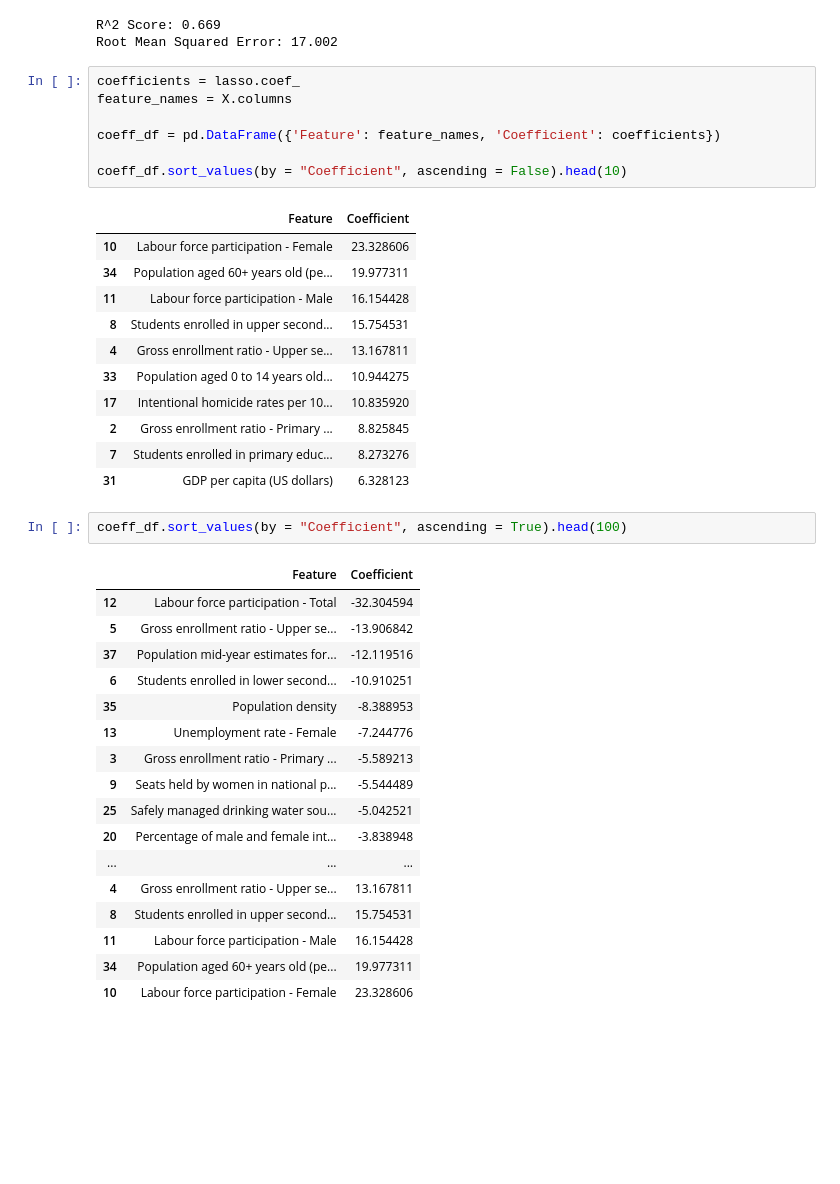
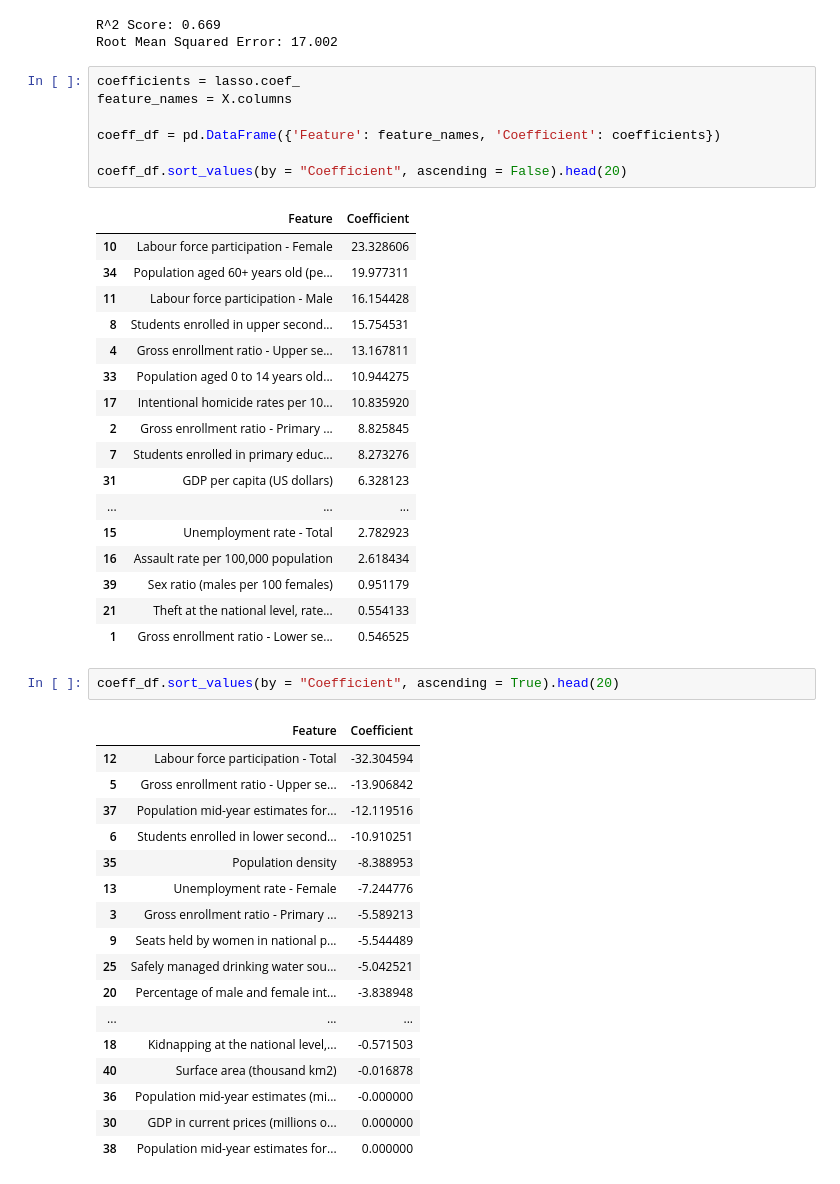
Before and after one commit to AidanMayhue/ml_3021_project, a Jupyter notebook: Results/Results.ipynb, the cells around one changed output. Cells and saved outputs as stored; diff of their text form; blank space fills up the shorter version.

```diff
--- a/Results/Results.ipynb
+++ b/Results/Results.ipynb
@@ -156,24 +156,30 @@ Root Mean Squared Error: 17.002
 # %%
 coefficients = lasso.coef_
 feature_names = X.columns
 
 coeff_df = pd.DataFrame({'Feature': feature_names, 'Coefficient': coefficients})
 
-coeff_df.sort_values(by = "Coefficient", ascending = False).head(10)
+coeff_df.sort_values(by = "Coefficient", ascending = False).head(20)
 # %% [output]
 |  | Feature | Coefficient |
 | 10 | Labour force participation - Female | 23.328606 |
 | 34 | Population aged 60+ years old (pe... | 19.977311 |
 | 11 | Labour force participation - Male | 16.154428 |
 | 8 | Students enrolled in upper second... | 15.754531 |
 | 4 | Gross enrollment ratio - Upper se... | 13.167811 |
 | 33 | Population aged 0 to 14 years old... | 10.944275 |
 | 17 | Intentional homicide rates per 10... | 10.835920 |
 | 2 | Gross enrollment ratio - Primary ... | 8.825845 |
 | 7 | Students enrolled in primary educ... | 8.273276 |
 | 31 | GDP per capita (US dollars) | 6.328123 |
+| ... | ... | ... |
+| 15 | Unemployment rate - Total | 2.782923 |
+| 16 | Assault rate per 100,000 population | 2.618434 |
+| 39 | Sex ratio (males per 100 females) | 0.951179 |
+| 21 | Theft at the national level, rate... | 0.554133 |
+| 1 | Gross enrollment ratio - Lower se... | 0.546525 |
 # %%
-coeff_df.sort_values(by = "Coefficient", ascending = True).head(100)
+coeff_df.sort_values(by = "Coefficient", ascending = True).head(20)
 # %% [output]
 |  | Feature | Coefficient |
 | 12 | Labour force participation - Total | -32.304594 |
@@ -187,8 +193,8 @@ coeff_df.sort_values(by = "Coefficient", ascending = True).head(100)
 | 25 | Safely managed drinking water sou... | -5.042521 |
 | 20 | Percentage of male and female int... | -3.838948 |
 | ... | ... | ... |
-| 4 | Gross enrollment ratio - Upper se... | 13.167811 |
-| 8 | Students enrolled in upper second... | 15.754531 |
-| 11 | Labour force participation - Male | 16.154428 |
-| 34 | Population aged 60+ years old (pe... | 19.977311 |
-| 10 | Labour force participation - Female | 23.328606 |
+| 18 | Kidnapping at the national level,... | -0.571503 |
+| 40 | Surface area (thousand km2) | -0.016878 |
+| 36 | Population mid-year estimates (mi... | -0.000000 |
+| 30 | GDP in current prices (millions o... | 0.000000 |
+| 38 | Population mid-year estimates for... | 0.000000 |
```
Also changed, not shown: parts of 3 cells of this notebook.
